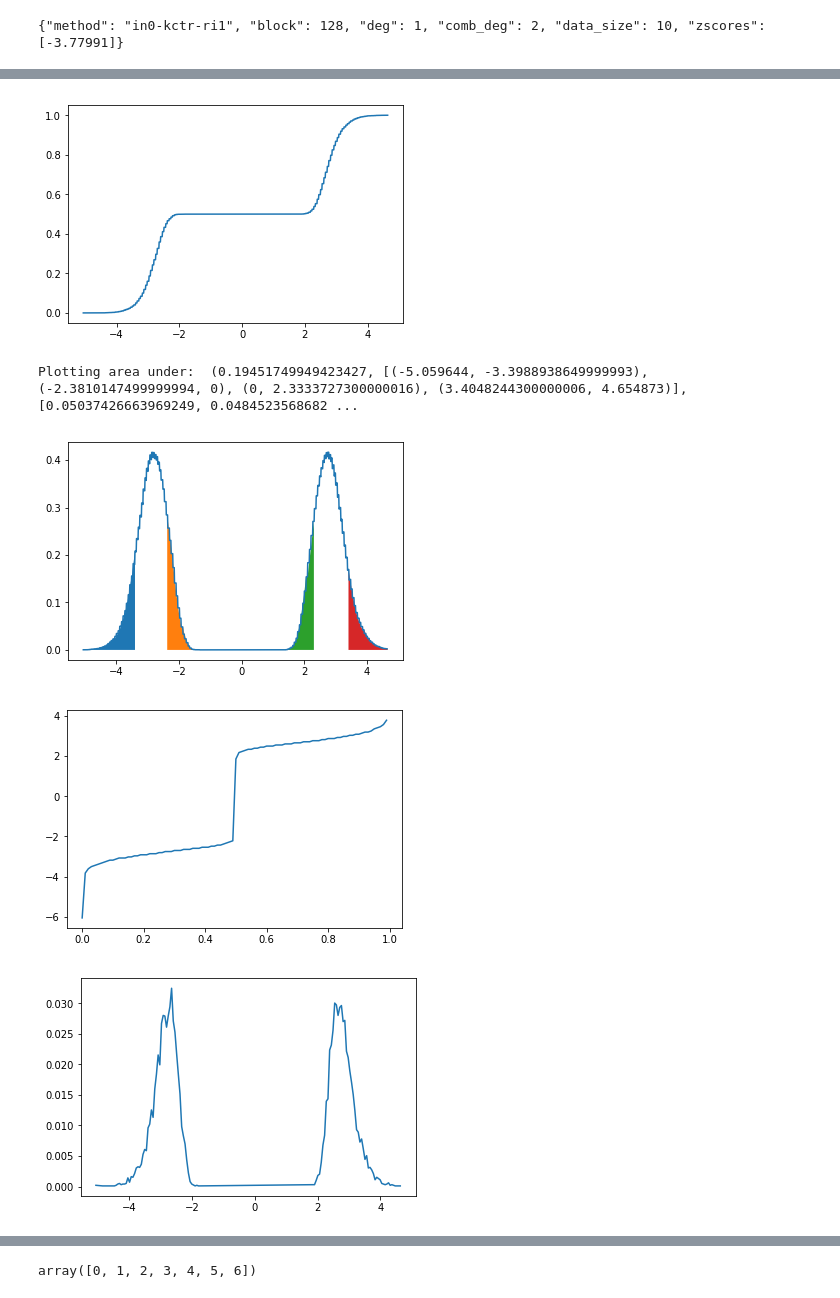
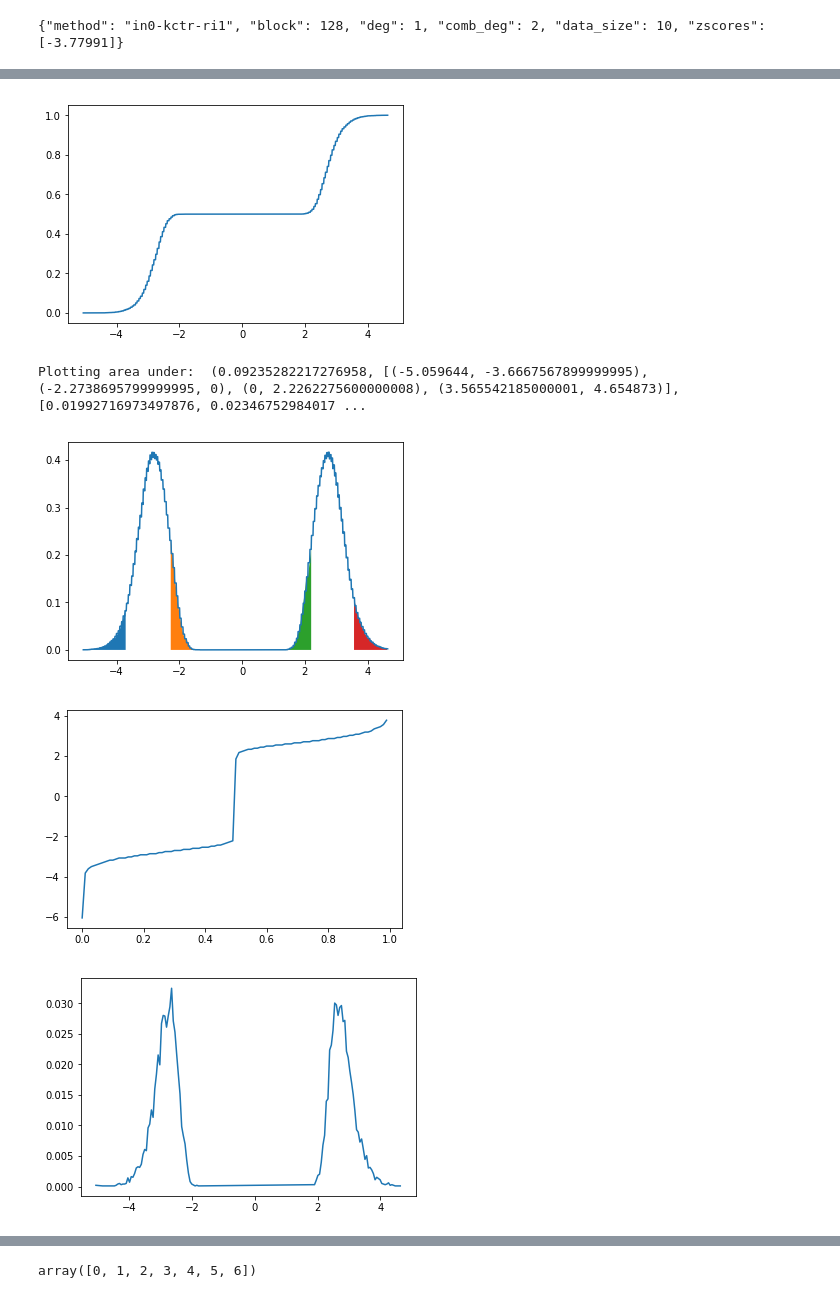
Before and after one commit to ph4r05/booltest, a Jupyter notebook: bool-pvalues.ipynb, the cells around one changed output, grey strips where cells are left out. Drawn from its saved outputs; the diff is of its cells as text; code cells hidden in the pictures.

Commit message:
pvals

```diff
--- a/bool-pvalues.ipynb
+++ b/bool-pvalues.ipynb
@@ -184,11 +185,17 @@ data_filt.sort(key=lambda x: (x['method'], x['block'], x['deg'], x['comb_deg'],
 # %%
 #print(data_filt[0])
 np.random.seed(87655677)
-crit01, crit05, crit10 = stats.t.ppf([1-0.01, 1-0.05, 1-0.10], 10)
 
-for ix, val in enumerate(data_filt):
+for dix, val in enumerate(data_filt):
     inp_iter = (val['zscores'])
     nbins = 200
+
+    print('%s[%s:%s:%s:%s]: %s %s'
+          % (val['method'], val['block'], val['deg'], val['comb_deg'],
+             val['data_size'], len(val['zscores']),
+             dst.ppf([1-0.0001, 1-0.001, 1-0.01, 1-0.05, 1-0.10, 1-0.5, 0, 1, 0.0001, 0.001, 0.1, 0.9])
+             #dst.stats(moments='mvsk')
+            ))
 
     bin_tup = get_bins(inp_iter, nbins=nbins, full=True)
     bb = get_distrib_fbins(inp_iter, bin_tup)
@@ -199,8 +206,6 @@ for ix, val in enumerate(data_filt):
     print(stats.rv_discrete)
 
     x=np.array([bins[0], bins[1], bins[6]])
-    print(np.select([x == k for k in dst.xk],
-                         [np.broadcast_arrays(p, x)[0] for p in dst.pk], 0), 'wwwwww')
     print(dst.pmf(x))
     print(dst._pmf(x))
 
@@ -224,8 +229,6 @@ for ix, val in enumerate(data_filt):
     #sfreq = np.vstack([np.array([x[0] for x in bb]), f, probs*n_sample]).T
     #print(sfreq)
 
-    print(dst.ppf(np.linspace(0, 1, 10)))
-    print(dst.pmf(4.63699389))
     print('%s[%s:%s:%s:%s]: %s %s'
           % (val['method'], val['block'], val['deg'], val['comb_deg'],
              val['data_size'], len(val['zscores']),
@@ -240,7 +243,7 @@ for ix, val in enumerate(data_filt):
     cdf_dev = derivative(dst.cdf, x, dx=0.5)
     plt.plot(x,cdf_dev)
 
-    sec_x = pvals[52]  # 49
+    sec_x = pvals[40]  # 49
     print('Plotting area under: ', sec_x)
     for ix in range(len(sec_x[1])):
         section = np.arange(sec_x[1][ix][0], sec_x[1][ix][1], 1/20.)
@@ -266,6 +269,6 @@ for ix, val in enumerate(data_filt):
     # If test returns z-score with p=0 then we reject the hypothesis as we didnt get such zscore
     # If test returns with p=0.3 we dont reject as we have our alpha set somehow...
     # Problem: number of bins. If too many, we have small probabilities -> some alphas not reachable.
-
+    #if dix > 3:
     break
 # %% [output]
@@ -287,7 +280,7 @@ Main iter: 1, cp: 0.0000000, mina: 0.0000000, maxa: 0.0000000, suma: 0.0000000,
 inctr-krnd-ri0[128:1:1:10]: 9886 [ 4.63699389  4.31555838  3.77983253  3.35125185  3.08338892  1.85121947
  -6.059644    4.63699389 -5.059644   -4.36320039 -3.18460352  3.08338892]
 [figure]
-Plotting area under:  (0.19451749949423427, [(-5.059644, -3.3988938649999993), (-2.3810147499999994, 0), (0, 2.3333727300000016), (3.4048244300000006, 4.654873)], [0.05037426663969249, 0.0484523568682 ...
+Plotting area under:  (0.09235282217276958, [(-5.059644, -3.6667567899999995), (-2.2738695799999995, 0), (0, 2.2262275600000008), (3.565542185000001, 4.654873)], [0.01992716973497876, 0.02346752984017 ...
-[figure, old version]
+[figure, new version]
 [figure]
 [figure]
```
Also changed, not shown: parts of 2 cells of this notebook.
